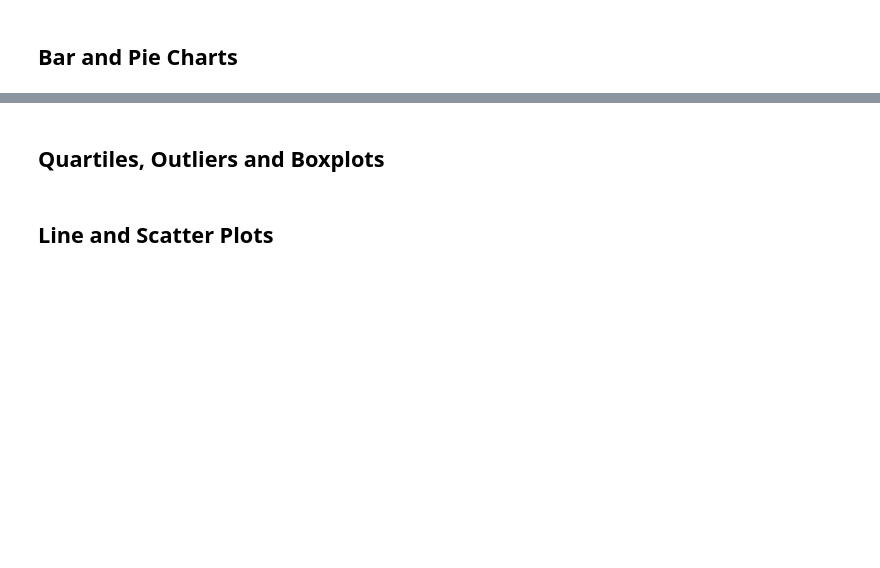
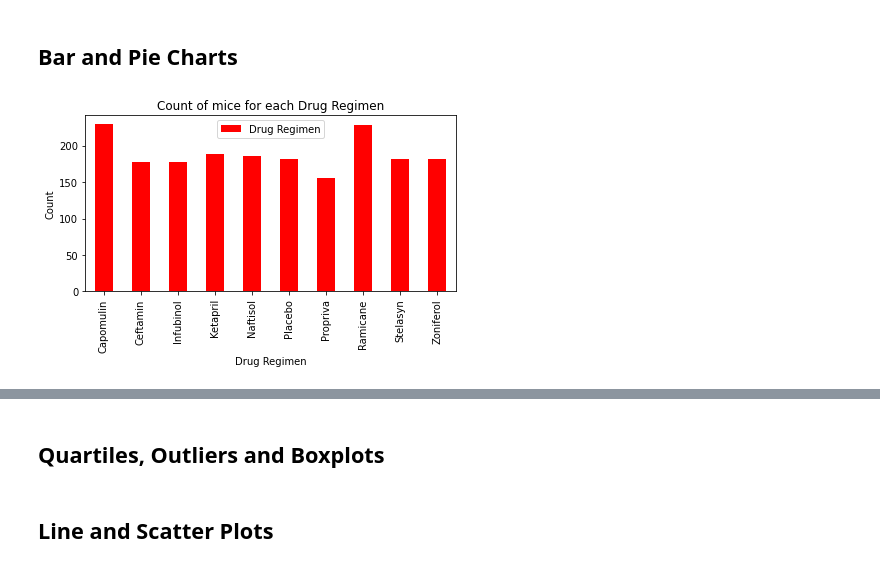
Before and after one commit to Chafloks/Matplotlib-challenge, a Jupyter notebook: pymaceuticals_starter.ipynb, the cells around one changed output, grey strips where cells are left out. Cells and saved outputs as stored; diff of their text form; code cells hidden in the pictures; blank space fills up the shorter version.

```diff
--- a/pymaceuticals_starter.ipynb
+++ b/pymaceuticals_starter.ipynb
@@ -118,3 +102,12 @@ drug_group_stats2
 ## Bar and Pie Charts
 # %%
 # Generate a bar plot showing the total number of mice for each treatment throughout the course of the study using pandas.
+mice_group = mice_results.groupby("Drug Regimen")
+mice_group_count = pd.DataFrame(mice_group['Drug Regimen'].count())
+mice_chart_pd = mice_group_count.plot(kind='bar', title="Count of mice for each Drug Regimen", color="red")
+mice_chart_pd.set_xlabel("Drug Regimen")
+mice_chart_pd.set_ylabel("Count")
+plt.tight_layout()
+plt.show()
+# %% [output]
+[figure, added]
```
Also changed, not shown: parts of 8 cells of this notebook.
